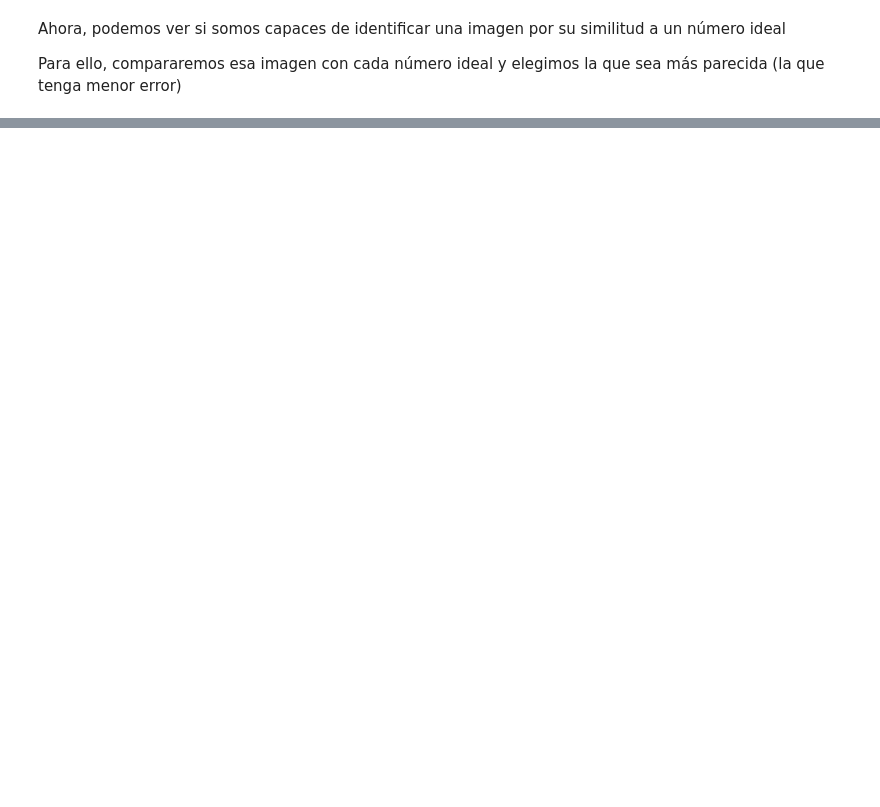
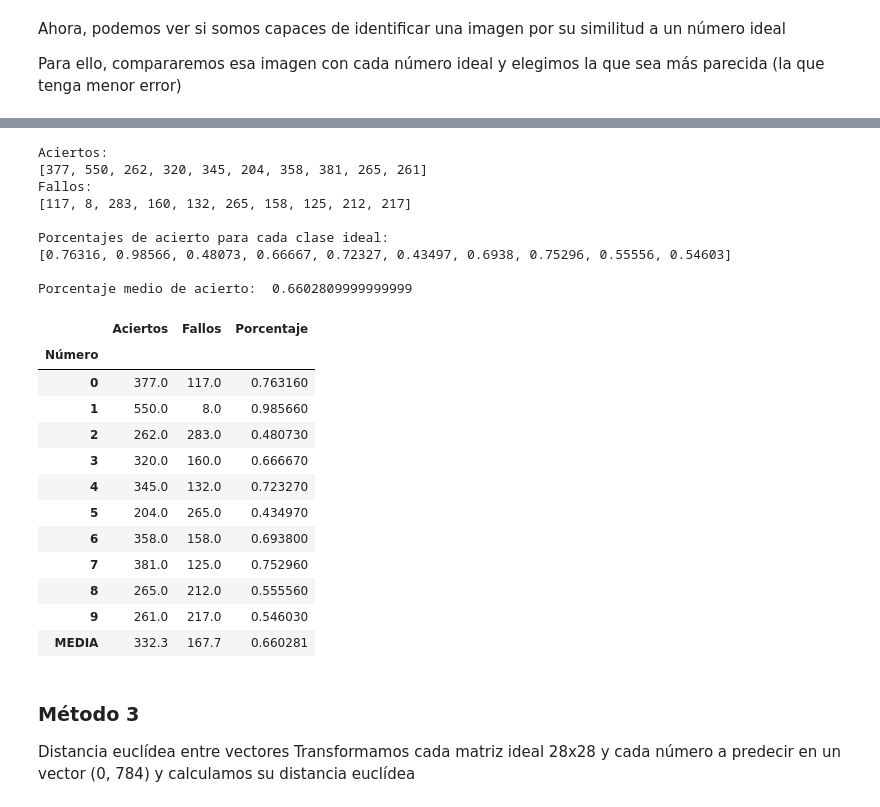
Before and after one commit to i2c-uc3m/IA-Workshop, a Jupyter notebook: Digit Recognizer/digit-recognizer.ipynb, the cells around one changed output, grey strips where cells are left out. Cells and saved outputs as stored; diff of their text form; code cells hidden in the pictures; blank space fills up the shorter version.

```diff
--- a/Digit Recognizer/digit-recognizer.ipynb
+++ b/Digit Recognizer/digit-recognizer.ipynb
@@ -319,0 +518,45 @@ Probabilidades: [0.203, -0.099, 0.201, 0.141, 0.054, 0.156, 0.096, 0.06, 0.134,
+# %%
+# Probamos a predecir todos los números de 'train'          !!!!!!!!!!!!!!!!!!!!!!!!! NO estamos probando en 'test' !!!!!!!!!
+# Guardamos el total de aciertos para cada número
+aciertos = [0] * 10
+fallos = [0] * 10
+
+for i in range(len(train)):
+    prediccion = predict2b(train, i, mostrarErrores=False)
+    target = int(train.iloc[i]["label"])
+
+    # Sumamos uno si acierta
+    if prediccion == target:
+        aciertos[target] += 1
+    else:
+        fallos[target] += 1
+# %%
+df_resultados2b = calcular_resultados(aciertos, fallos)
+df_resultados2b
+# %% [output]
+Aciertos:
+[377, 550, 262, 320, 345, 204, 358, 381, 265, 261]
+Fallos:
+[117, 8, 283, 160, 132, 265, 158, 125, 212, 217]
+
+Porcentajes de acierto para cada clase ideal:
+[0.76316, 0.98566, 0.48073, 0.66667, 0.72327, 0.43497, 0.6938, 0.75296, 0.55556, 0.54603]
+
+Porcentaje medio de acierto:  0.6602809999999999
+|  | Aciertos | Fallos | Porcentaje |
+| Número |  |  |  |
+| 0 | 377.0 | 117.0 | 0.763160 |
+| 1 | 550.0 | 8.0 | 0.985660 |
+| 2 | 262.0 | 283.0 | 0.480730 |
+| 3 | 320.0 | 160.0 | 0.666670 |
+| 4 | 345.0 | 132.0 | 0.723270 |
+| 5 | 204.0 | 265.0 | 0.434970 |
+| 6 | 358.0 | 158.0 | 0.693800 |
+| 7 | 381.0 | 125.0 | 0.752960 |
+| 8 | 265.0 | 212.0 | 0.555560 |
+| 9 | 261.0 | 217.0 | 0.546030 |
+| MEDIA | 332.3 | 167.7 | 0.660281 |
+# %% [markdown]
+### Método 3
+Distancia euclídea entre vectores
+Transformamos cada matriz ideal 28x28 y cada número a predecir en un vector (0, 784) y calculamos su distancia euclídea
```
Also changed, not shown: parts of 24 cells of this notebook, 1 other file.
